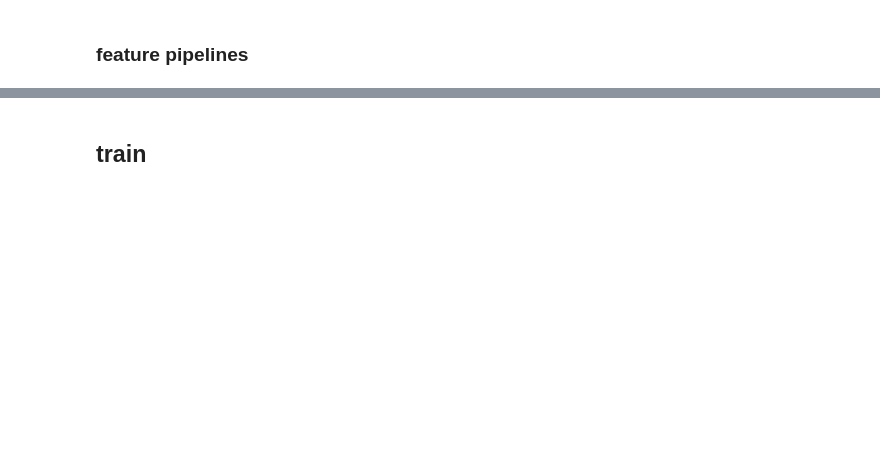
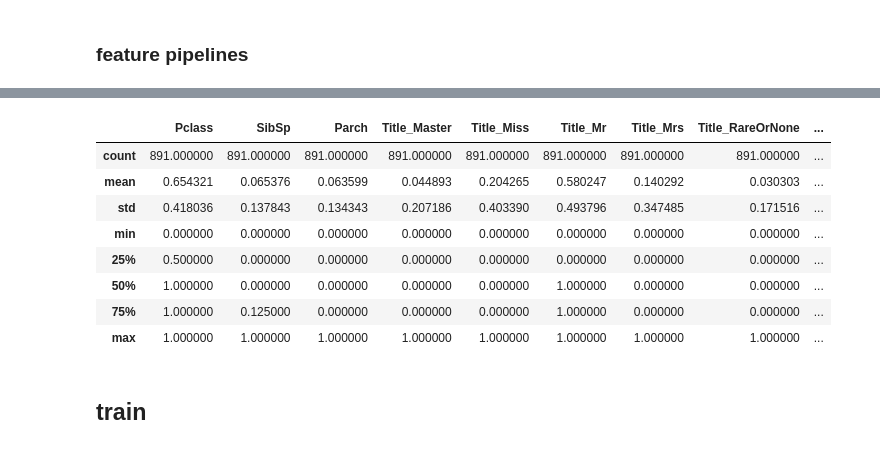
Before and after one commit to acoder1983/kaggle, a Jupyter notebook: titanic/titanic.ipynb, the cells around one changed output, grey strips where cells are left out. Saved outputs shown, nothing was run; the diff lists cells and outputs as text; code cells hidden in the pictures; blank space fills up the shorter version.

```diff
--- a/titanic/titanic.ipynb
+++ b/titanic/titanic.ipynb
@@ -164,2 +268,15 @@ def featuring(df, num_cols=[], cat_cols=[], bin_cols=[]):
+# %%
+train_data=prepared_passenger_train.drop(['Survived','PassengerId','Fare','Name','Ticket','Cabin','Embarked','Title','Sex','Age'],axis=1)
+train_data.describe()
+# %% [output]
+|  | Pclass | SibSp | Parch | Title_Master | Title_Miss | Title_Mr | Title_Mrs | Title_RareOrNone | ... |
+| count | 891.000000 | 891.000000 | 891.000000 | 891.000000 | 891.000000 | 891.000000 | 891.000000 | 891.000000 | ... |
+| mean | 0.654321 | 0.065376 | 0.063599 | 0.044893 | 0.204265 | 0.580247 | 0.140292 | 0.030303 | ... |
+| std | 0.418036 | 0.137843 | 0.134343 | 0.207186 | 0.403390 | 0.493796 | 0.347485 | 0.171516 | ... |
+| min | 0.000000 | 0.000000 | 0.000000 | 0.000000 | 0.000000 | 0.000000 | 0.000000 | 0.000000 | ... |
+| 25% | 0.500000 | 0.000000 | 0.000000 | 0.000000 | 0.000000 | 0.000000 | 0.000000 | 0.000000 | ... |
+| 50% | 1.000000 | 0.000000 | 0.000000 | 0.000000 | 0.000000 | 1.000000 | 0.000000 | 0.000000 | ... |
+| 75% | 1.000000 | 0.125000 | 0.000000 | 0.000000 | 0.000000 | 1.000000 | 0.000000 | 0.000000 | ... |
+| max | 1.000000 | 1.000000 | 1.000000 | 1.000000 | 1.000000 | 1.000000 | 1.000000 | 1.000000 | ... |
 # %% [markdown]
 ## train
```
Also changed, not shown: parts of 73 cells of this notebook.
